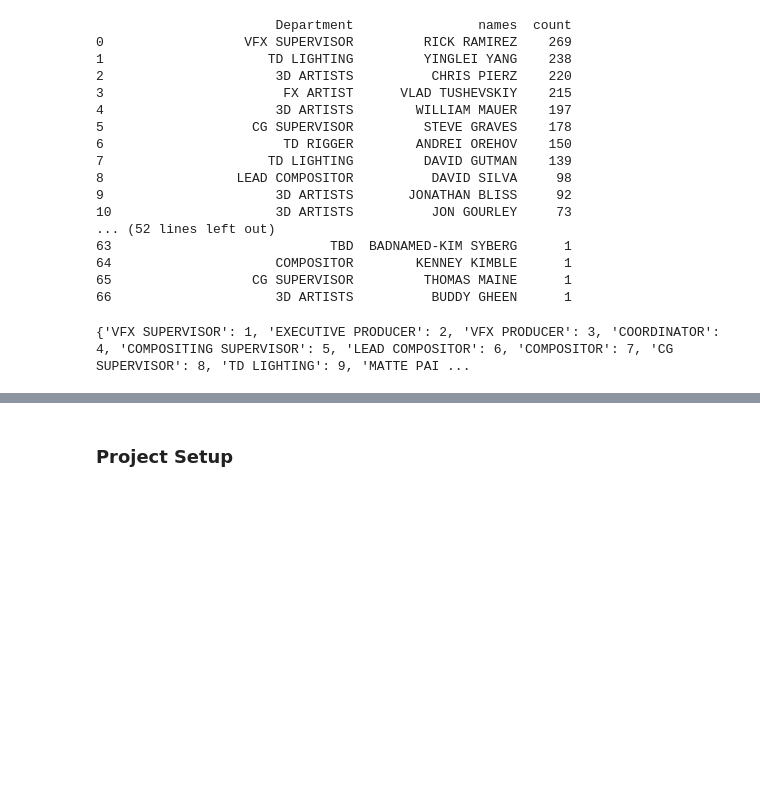
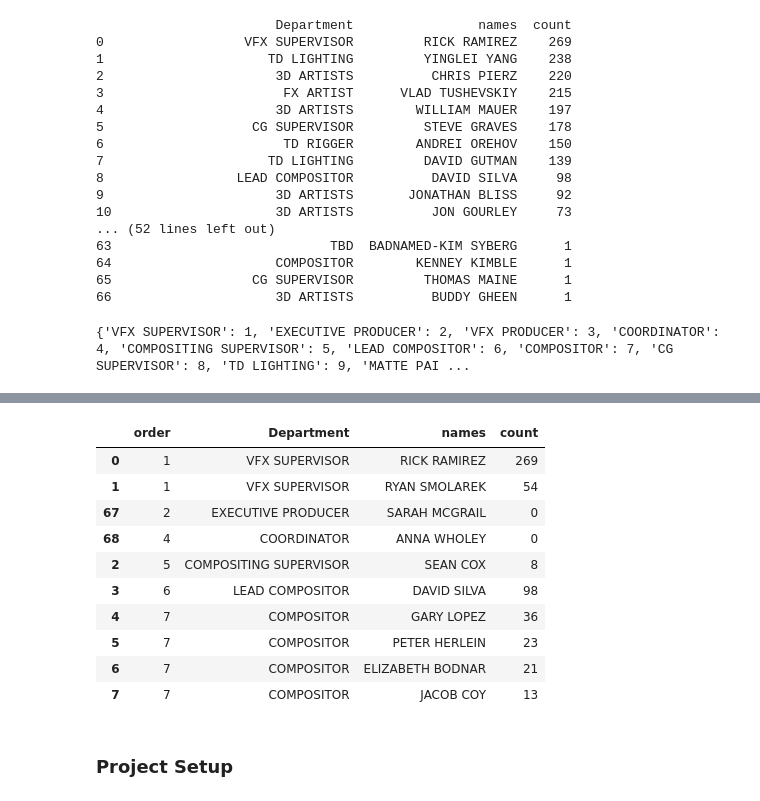
Before and after one commit to yanickw/the_end, a Jupyter notebook: the_end.ipynb, the cells around one changed output, grey strips where cells are left out. Saved outputs shown, nothing was run; the diff lists cells and outputs as text; code cells hidden in the pictures; blank space fills up the shorter version.

Commit message:
Concat a new json file with DataFrame to unclude the support team in the generic

```diff
--- a/the_end.ipynb
+++ b/the_end.ipynb
@@ -63,3 +63,6 @@ display(unique_names)
  'PETER HERLEIN',
  'ROTOMAKER',
  ...]
+# %%
+df_sup = pd.read_json('./Resources/support_title.json')
+df_sup
@@ -141,3 +157,8 @@ names_summary.head(10)
 | 29 | 7 | COMPOSITOR | JACOB COY | 13 |
 | 30 | 7 | COMPOSITOR | JAVIER GALLEGO | 13 |
 | 34 | 7 | COMPOSITOR | ALEXIS TARAKJIAN | 9 |
+# %%
+df_sup["order"] = df_sup["Department"].map(order_dict)
+df_sup = df_sup[["order", "Department", "names"]]
+df_sup["count"] = 0
+df_sup
@@ -144,3 +173,20 @@ names_summary.head(10)
+# %%
+new = pd.concat([names_summary, df_sup], ignore_index = True)
+new = new.sort_values(by = ["order", "count"], ascending=[True, False])
+names_summary = new
+names_summary.head(10)
+# %% [output]
+|  | order | Department | names | count |
+| 0 | 1 | VFX SUPERVISOR | RICK RAMIREZ | 269 |
+| 1 | 1 | VFX SUPERVISOR | RYAN SMOLAREK | 54 |
+| 67 | 2 | EXECUTIVE PRODUCER | SARAH MCGRAIL | 0 |
+| 68 | 4 | COORDINATOR | ANNA WHOLEY | 0 |
+| 2 | 5 | COMPOSITING SUPERVISOR | SEAN COX | 8 |
+| 3 | 6 | LEAD COMPOSITOR | DAVID SILVA | 98 |
+| 4 | 7 | COMPOSITOR | GARY LOPEZ | 36 |
+| 5 | 7 | COMPOSITOR | PETER HERLEIN | 23 |
+| 6 | 7 | COMPOSITOR | ELIZABETH BODNAR | 21 |
+| 7 | 7 | COMPOSITOR | JACOB COY | 13 |
 # %% [markdown]
 ### Project Setup
 # %%
```
Also changed, not shown: parts of 3 cells of this notebook, 2 other files.
